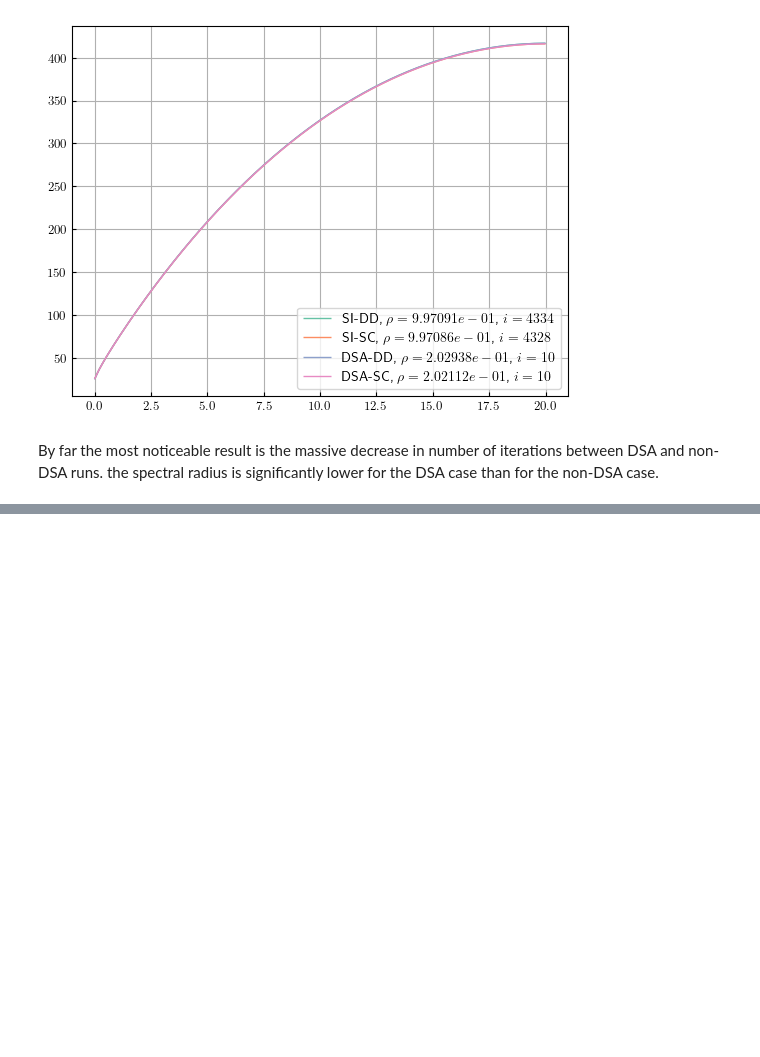
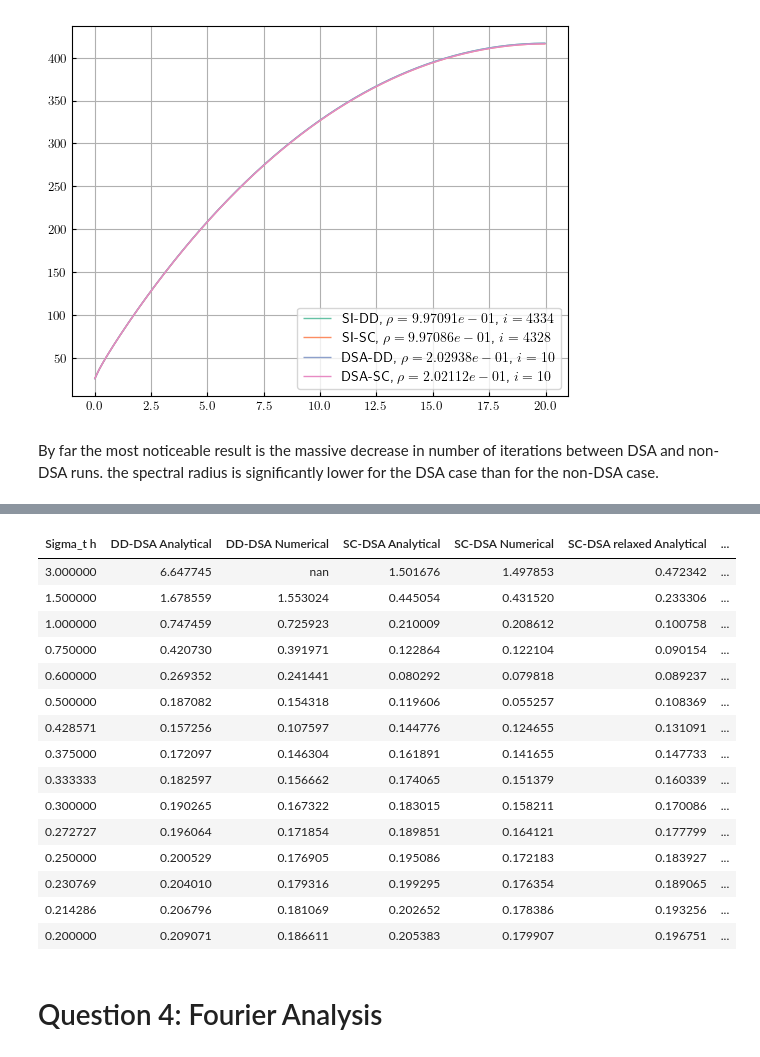
Before and after one commit to nglaser3/nse654, a Jupyter notebook: hw5/homework.ipynb, the cells around one changed output, grey strips where cells are left out. Saved outputs shown, nothing was run; the diff lists cells and outputs as text; code cells hidden in the pictures; blank space fills up the shorter version.

```diff
--- a/hw5/homework.ipynb
+++ b/hw5/homework.ipynb
@@ -35,0 +46,21 @@ By far the most noticeable result is the massive decrease in number of iteration
+# %%
+display(q4.table.style.hide())
+# %% [output]
+| Sigma_t h | DD-DSA Analytical | DD-DSA Numerical | SC-DSA Analytical | SC-DSA Numerical | SC-DSA relaxed Analytical | ... |
+| 3.000000 | 6.647745 | nan | 1.501676 | 1.497853 | 0.472342 | ... |
+| 1.500000 | 1.678559 | 1.553024 | 0.445054 | 0.431520 | 0.233306 | ... |
+| 1.000000 | 0.747459 | 0.725923 | 0.210009 | 0.208612 | 0.100758 | ... |
+| 0.750000 | 0.420730 | 0.391971 | 0.122864 | 0.122104 | 0.090154 | ... |
+| 0.600000 | 0.269352 | 0.241441 | 0.080292 | 0.079818 | 0.089237 | ... |
+| 0.500000 | 0.187082 | 0.154318 | 0.119606 | 0.055257 | 0.108369 | ... |
+| 0.428571 | 0.157256 | 0.107597 | 0.144776 | 0.124655 | 0.131091 | ... |
+| 0.375000 | 0.172097 | 0.146304 | 0.161891 | 0.141655 | 0.147733 | ... |
+| 0.333333 | 0.182597 | 0.156662 | 0.174065 | 0.151379 | 0.160339 | ... |
+| 0.300000 | 0.190265 | 0.167322 | 0.183015 | 0.158211 | 0.170086 | ... |
+| 0.272727 | 0.196064 | 0.171854 | 0.189851 | 0.164121 | 0.177799 | ... |
+| 0.250000 | 0.200529 | 0.176905 | 0.195086 | 0.172183 | 0.183927 | ... |
+| 0.230769 | 0.204010 | 0.179316 | 0.199295 | 0.176354 | 0.189065 | ... |
+| 0.214286 | 0.206796 | 0.181069 | 0.202652 | 0.178386 | 0.193256 | ... |
+| 0.200000 | 0.209071 | 0.186611 | 0.205383 | 0.179907 | 0.196751 | ... |
+# %% [markdown]
+# Question 4: Fourier Analysis
```
Also changed, not shown: parts of 6 cells of this notebook, 8 other files.
